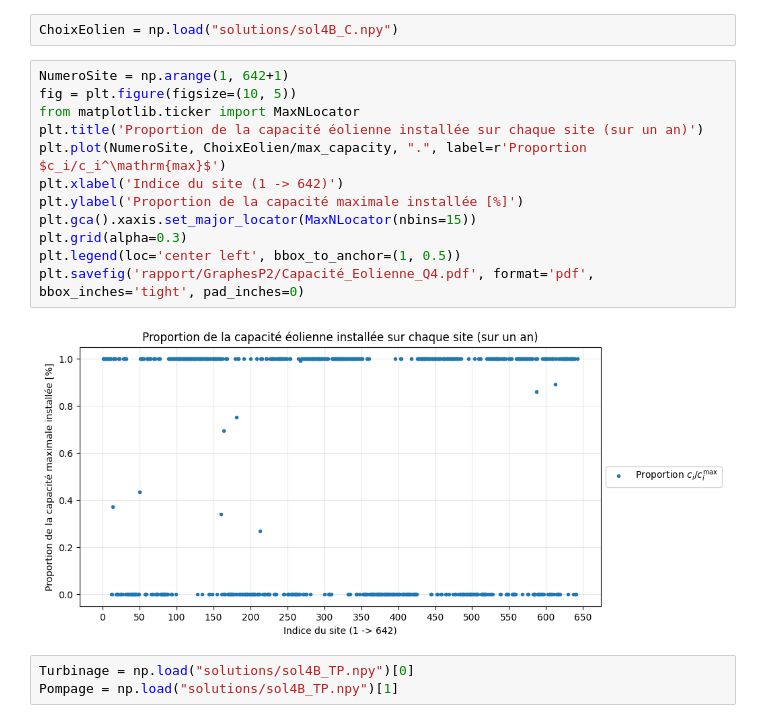
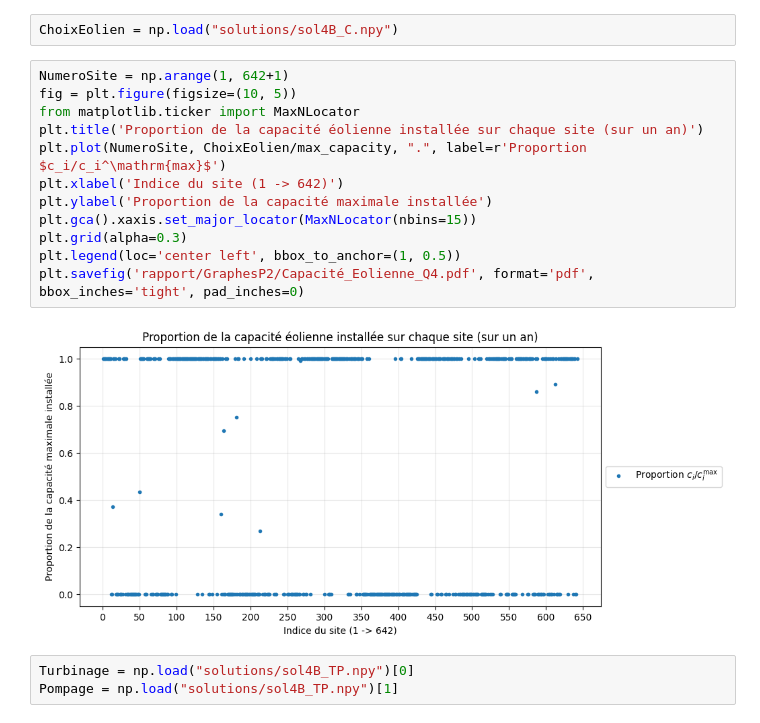
Before and after one commit to AhouLucas/projet-opti, a Jupyter notebook: Partie2/part2.ipynb, the cells around one changed output. Drawn from its saved outputs; the diff is of its cells as text.

Commit message:
Correction graphique (Proportion %)

```diff
--- a/Partie2/part2.ipynb
+++ b/Partie2/part2.ipynb
@@ -183,17 +183,17 @@ ChoixEolien = np.load("solutions/sol4B_C.npy")
 # %%
 NumeroSite = np.arange(1, 642+1)
 fig = plt.figure(figsize=(10, 5))
 from matplotlib.ticker import MaxNLocator
 plt.title('Proportion de la capacité éolienne installée sur chaque site (sur un an)')
 plt.plot(NumeroSite, ChoixEolien/max_capacity, ".", label=r'Proportion $c_i/c_i^\mathrm{max}$')
 plt.xlabel('Indice du site (1 -> 642)')
-plt.ylabel('Proportion de la capacité maximale installée [%]')
+plt.ylabel('Proportion de la capacité maximale installée')
 plt.gca().xaxis.set_major_locator(MaxNLocator(nbins=15))
 plt.grid(alpha=0.3)
 plt.legend(loc='center left', bbox_to_anchor=(1, 0.5))
 plt.savefig('rapport/GraphesP2/Capacité_Eolienne_Q4.pdf', format='pdf', bbox_inches='tight', pad_inches=0)
 # %% [output]
-[figure, old version]
+[figure, new version]
 # %%
 Turbinage = np.load("solutions/sol4B_TP.npy")[0]
 Pompage = np.load("solutions/sol4B_TP.npy")[1]
```
Also changed, not shown: parts of 2 cells of this notebook.
